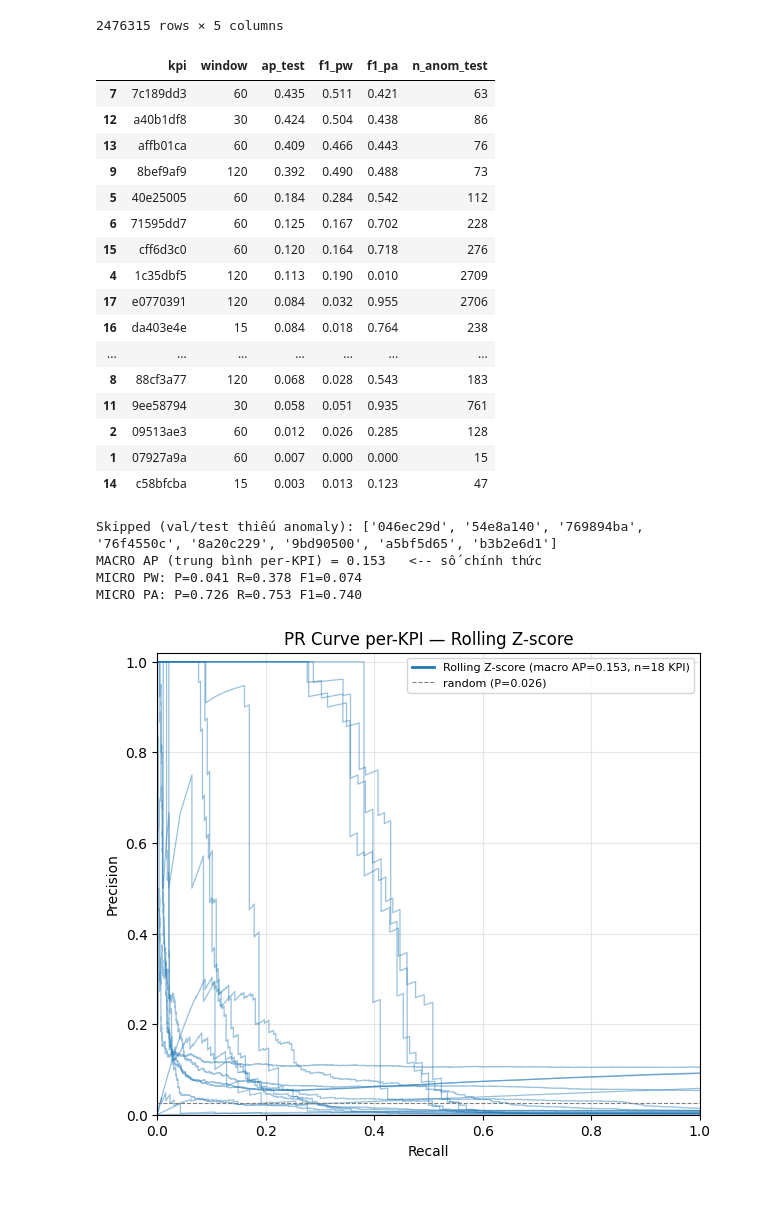
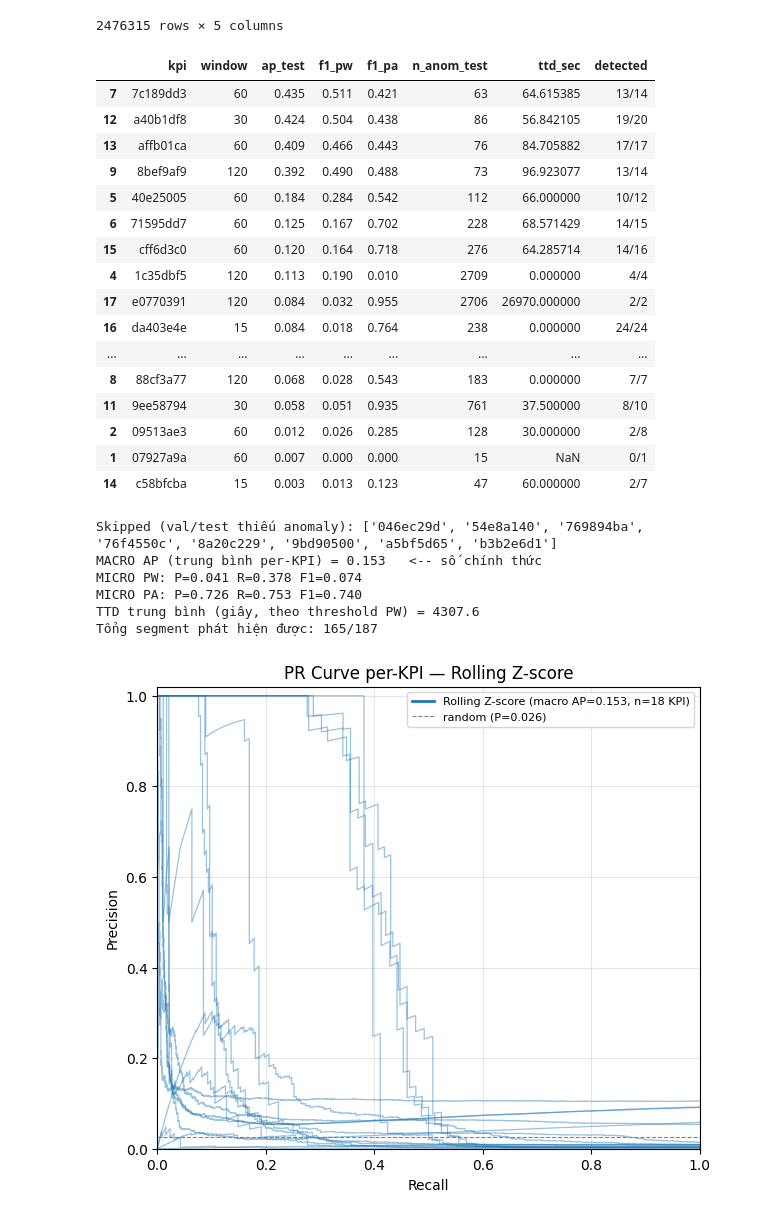
Before and after one commit to hieutmtechx/anomaly-detection-fundamentals, a Jupyter notebook: Modeling/Stats/RL/RL_Zscore.ipynb, the cells around one changed output. Drawn from its saved outputs; the diff is of its cells as text; code cells hidden in the pictures.

```diff
--- a/Modeling/Stats/RL_Zscore.ipynb
+++ b/Modeling/Stats/RL/RL_Zscore.ipynb
@@ -7,7 +7,7 @@ from sklearn.metrics import average_precision_score
 from eval_protocol import (prf, point_adjust, best_f1_threshold,
                            best_f1_prcurve, plot_pr_curve, time_split_per_kpi)
 # %%
-train = pd.read_csv(r"C:\Projects\anomaly-detection\Data\train.csv")
+train = pd.read_csv(r"C:\Projects\anomaly-detection-fundamentals\Data\train.csv")
 train.columns = ["timestamp", "value", "label", "kpi"]
 train = time_split_per_kpi(train)
 # %%
@@ -40,6 +40,9 @@ def rolling_zscore(x, window, robust=False, eps=1e-9):
     scale = scale.replace(0, np.nan).fillna(eps).clip(lower=eps)
     return ((s - center).abs() / scale).fillna(0.0).values   # warmup ->
 # %%
+from eval_protocol import evaluate_protocol
+
+
 def run_kpi_zscore(g, windows=(15,30,60,120), robust=False):
     g = g.sort_values("timestamp")
     y = g.label.values.astype(int); x = g.value.values.astype(float); sp = g.split.values
@@ -56,59 +59,64 @@ def run_kpi_zscore(g, windows=(15,30,60,120), robust=False):
                n_anom_test=int(y[mt].sum()),
                y_test=y[mt], s_test=sc[mt])         # giữ lại để gộp vẽ PR curve
     # PW: best-F1 chính xác trên PR curve (sklearn) | PA: grid sweep + point_adjust
-    thr_pw = best_f1_prcurve(y[mv], sc[mv])["threshold"]
-    res["PW"] = prf(y[mt], (sc[mt] >= thr_pw).astype(int))
-    thr_pa = best_f1_threshold(y[mv], sc[mv], adjust=True)["threshold"]
-    res["PA"] = prf(y[mt], point_adjust(y[mt], (sc[mt] >= thr_pa).astype(int)))
+    proto = evaluate_protocol(y[mv], sc[mv], y[mt], sc[mt])
+    res["PW"], res["PA"], res["TTD"] = proto["PW"], proto["PA"], proto["TTD"]
     return res
 # %%
 rows=[]; agg={"PW":dict(tp=0,fp=0,fn=0),"PA":dict(tp=0,fp=0,fn=0)}; skipped=[]
 pk = []                                           # list (y_test, s_test) theo từng KPI -> vẽ macro PR
 for kpi,g in train.groupby("kpi"):
     r = run_kpi_zscore(g, robust=False)
     if r is None: skipped.append(kpi[:8]); continue
     pk.append((r["y_test"], r["s_test"]))
     for mode in ("PW","PA"):
         for k in ("tp","fp","fn"): agg[mode][k]+=r[mode][k]
     rows.append(dict(kpi=kpi[:8], window=r["window"], ap_test=r["ap_test"],
                      f1_pw=round(r["PW"]["fbeta"],3), f1_pa=round(r["PA"]["fbeta"],3),
-                     n_anom_test=r["n_anom_test"]))
+                     n_anom_test=r["n_anom_test"],
+                     ttd_sec=r["TTD"]["ttd_sec_mean"],
+                     detected=f'{r["TTD"]["detected_segments"]}/{r["TTD"]["total_segments"]}'))
 
 res_df = pd.DataFrame(rows).sort_values("ap_test", ascending=False)
 macro_ap = res_df["ap_test"].mean()              # AP chính thức = trung bình per-KPI (khớp tune per-KPI)
 
 def micro(d):
     p=d["tp"]/(d["tp"]+d["fp"]) if d["tp"]+d["fp"] else 0
     r=d["tp"]/(d["tp"]+d["fn"]) if d["tp"]+d["fn"] else 0
     return p, r, (2*p*r/(p+r) if p+r else 0)
 
 display(res_df)
 print("Skipped (val/test thiếu anomaly):", skipped)
 print(f"MACRO AP (trung bình per-KPI) = {macro_ap:.3f}   <-- số chính thức")
 for m in ("PW","PA"):
     p,r,f = micro(agg[m]); print(f"MICRO {m}: P={p:.3f} R={r:.3f} F1={f:.3f}")
+print(f"TTD trung bình (giây, theo threshold PW) = {res_df['ttd_sec'].mean():.1f}")
+print(f"Tổng segment phát hiện được: {sum(int(d.split('/')[0]) for d in res_df['detected'])}"
+      f"/{sum(int(d.split('/')[1]) for d in res_df['detected'])}")
 # %% [output]
-|  | kpi | window | ap_test | f1_pw | f1_pa | n_anom_test |
-| 7 | 7c189dd3 | 60 | 0.435 | 0.511 | 0.421 | 63 |
-| 12 | a40b1df8 | 30 | 0.424 | 0.504 | 0.438 | 86 |
-| 13 | affb01ca | 60 | 0.409 | 0.466 | 0.443 | 76 |
-| 9 | 8bef9af9 | 120 | 0.392 | 0.490 | 0.488 | 73 |
-| 5 | 40e25005 | 60 | 0.184 | 0.284 | 0.542 | 112 |
-| 6 | 71595dd7 | 60 | 0.125 | 0.167 | 0.702 | 228 |
-| 15 | cff6d3c0 | 60 | 0.120 | 0.164 | 0.718 | 276 |
-| 4 | 1c35dbf5 | 120 | 0.113 | 0.190 | 0.010 | 2709 |
-| 17 | e0770391 | 120 | 0.084 | 0.032 | 0.955 | 2706 |
-| 16 | da403e4e | 15 | 0.084 | 0.018 | 0.764 | 238 |
-| ... | ... | ... | ... | ... | ... | ... |
-| 8 | 88cf3a77 | 120 | 0.068 | 0.028 | 0.543 | 183 |
-| 11 | 9ee58794 | 30 | 0.058 | 0.051 | 0.935 | 761 |
-| 2 | 09513ae3 | 60 | 0.012 | 0.026 | 0.285 | 128 |
-| 1 | 07927a9a | 60 | 0.007 | 0.000 | 0.000 | 15 |
-| 14 | c58bfcba | 15 | 0.003 | 0.013 | 0.123 | 47 |
+|  | kpi | window | ap_test | f1_pw | f1_pa | n_anom_test | ttd_sec | detected |
+| 7 | 7c189dd3 | 60 | 0.435 | 0.511 | 0.421 | 63 | 64.615385 | 13/14 |
+| 12 | a40b1df8 | 30 | 0.424 | 0.504 | 0.438 | 86 | 56.842105 | 19/20 |
+| 13 | affb01ca | 60 | 0.409 | 0.466 | 0.443 | 76 | 84.705882 | 17/17 |
+| 9 | 8bef9af9 | 120 | 0.392 | 0.490 | 0.488 | 73 | 96.923077 | 13/14 |
+| 5 | 40e25005 | 60 | 0.184 | 0.284 | 0.542 | 112 | 66.000000 | 10/12 |
+| 6 | 71595dd7 | 60 | 0.125 | 0.167 | 0.702 | 228 | 68.571429 | 14/15 |
+| 15 | cff6d3c0 | 60 | 0.120 | 0.164 | 0.718 | 276 | 64.285714 | 14/16 |
+| 4 | 1c35dbf5 | 120 | 0.113 | 0.190 | 0.010 | 2709 | 0.000000 | 4/4 |
+| 17 | e0770391 | 120 | 0.084 | 0.032 | 0.955 | 2706 | 26970.000000 | 2/2 |
+| 16 | da403e4e | 15 | 0.084 | 0.018 | 0.764 | 238 | 0.000000 | 24/24 |
+| ... | ... | ... | ... | ... | ... | ... | ... | ... |
+| 8 | 88cf3a77 | 120 | 0.068 | 0.028 | 0.543 | 183 | 0.000000 | 7/7 |
+| 11 | 9ee58794 | 30 | 0.058 | 0.051 | 0.935 | 761 | 37.500000 | 8/10 |
+| 2 | 09513ae3 | 60 | 0.012 | 0.026 | 0.285 | 128 | 30.000000 | 2/8 |
+| 1 | 07927a9a | 60 | 0.007 | 0.000 | 0.000 | 15 | NaN | 0/1 |
+| 14 | c58bfcba | 15 | 0.003 | 0.013 | 0.123 | 47 | 60.000000 | 2/7 |
 Skipped (val/test thiếu anomaly): ['046ec29d', '54e8a140', '769894ba', '76f4550c', '8a20c229', '9bd90500', 'a5bf5d65', 'b3b2e6d1']
 MACRO AP (trung bình per-KPI) = 0.153   <-- số chính thức
 MICRO PW: P=0.041 R=0.378 F1=0.074
 MICRO PA: P=0.726 R=0.753 F1=0.740
+TTD trung bình (giây, theo threshold PW) = 4307.6
+Tổng segment phát hiện được: 165/187
 # %%
 # PR curve per-KPI (macro) — số chính thức, khớp với việc tune threshold riêng từng KPI
 # mỗi đường mờ = 1 KPI; legend ghi macro AP = trung bình AP per-KPI
```
Also changed, not shown: parts of 2 cells of this notebook, 1 other file.
